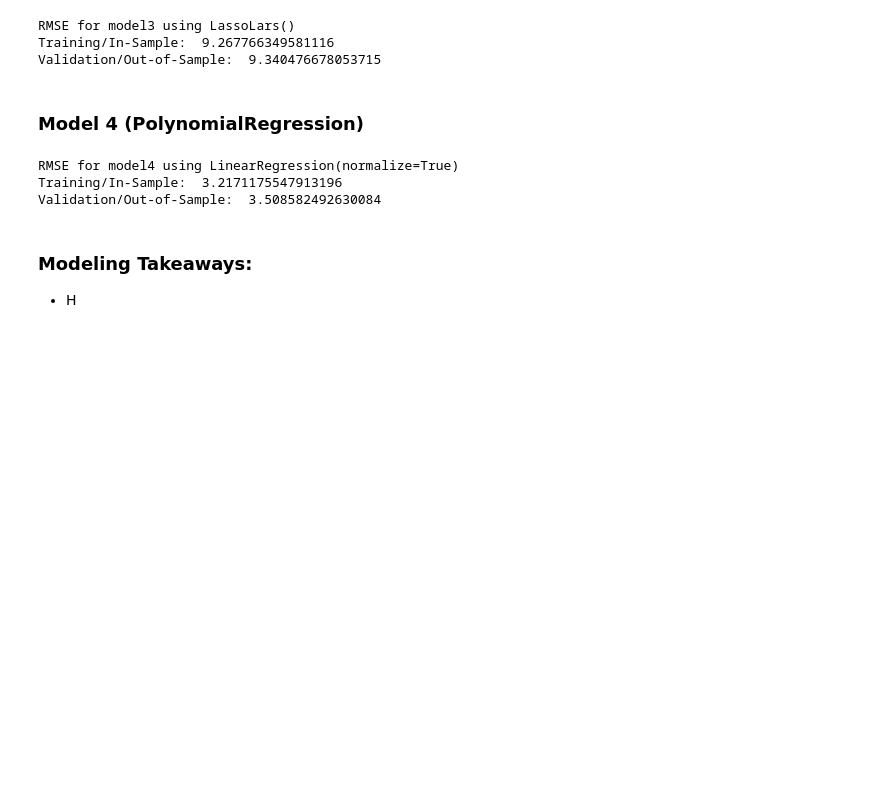
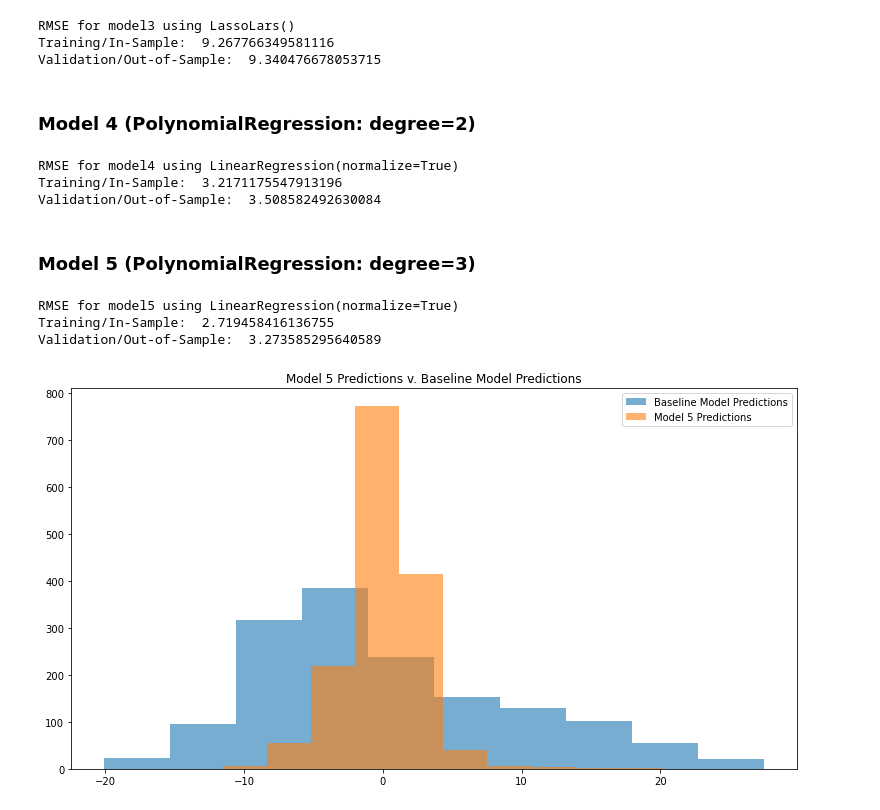
Before and after one commit to DesireeMcElroy/life-expectancy-project, a Jupyter notebook: life_expectancy.ipynb, the cells around one changed output. Saved outputs shown, nothing was run; the diff lists cells and outputs as text; code cells hidden in the pictures; blank space fills up the shorter version.

```diff
--- a/life_expectancy.ipynb
+++ b/life_expectancy.ipynb
@@ -536,7 +548,7 @@ RMSE for model3 using LassoLars()
 Training/In-Sample:  9.267766349581116
 Validation/Out-of-Sample:  9.340476678053715
 # %% [markdown]
-### Model 4 (PolynomialRegression)
+### Model 4 (PolynomialRegression: degree=2)
 # %%
 # make the polynomial features to get a new set of features
 pf = PolynomialFeatures(degree=2)
@@ -554,6 +566,41 @@ rmse_train, rmse_validate = explore.rmse(lm2, X_train2, X_validate2, y_train, y_
 RMSE for model4 using LinearRegression(normalize=True)
 Training/In-Sample:  3.2171175547913196
 Validation/Out-of-Sample:  3.508582492630084
-# %% [markdown]
-### Modeling Takeaways:
-- H
+# %% [markdown]
+### Model 5 (PolynomialRegression: degree=3)
+# %%
+# make the polynomial features to get a new set of features
+pf = PolynomialFeatures(degree=3)
+
+lm3 = LinearRegression(normalize=True)
+
+# fit and transform X_train_scaled
+X_train2 = pf.fit_transform(X_train)
+
+# transform X_validate_scaled & X_test_scaled
+X_validate2 = pf.transform(X_validate)
+
+rmse_train, rmse_validate = explore.rmse(lm2, X_train2, X_validate2, y_train, y_validate, 'life_expectancy', 'model5')
+# %% [output]
+RMSE for model5 using LinearRegression(normalize=True)
+Training/In-Sample:  2.719458416136755
+Validation/Out-of-Sample:  3.273585295640589
+# %%
+# compare residuals of Model 5 to the baseline model
+
+# create a residual column
+X_train['residual'] = (y_train.model5 - y_train.life_expectancy)
+
+# create a residual baseline column
+X_train['residual_mean_baseline'] = (y_train.life_expectancy.mean() - y_train.life_expectancy)
+
+fig, ax = plt.subplots(figsize=(13,7))
+
+ax.hist(X_train.residual_mean_baseline, label='Baseline Model Predictions', alpha=.6)
+ax.hist(X_train.residual, label='Model 5 Predictions', alpha=.6)
+ax.legend()
+
+plt.title('Model 5 Predictions v. Baseline Model Predictions')
+plt.show()
+# %% [output]
+[figure, added]
```
Also changed, not shown: parts of 11 cells of this notebook.
